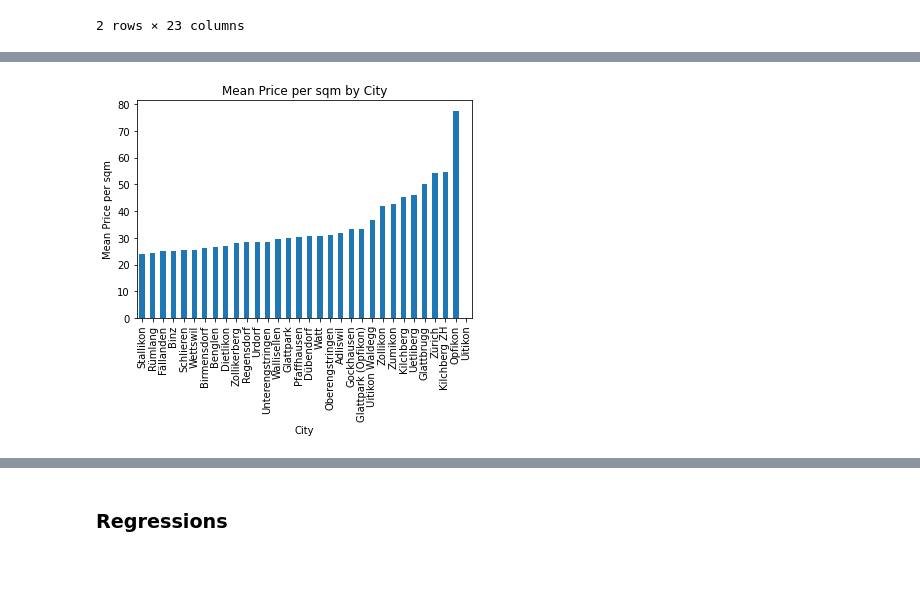
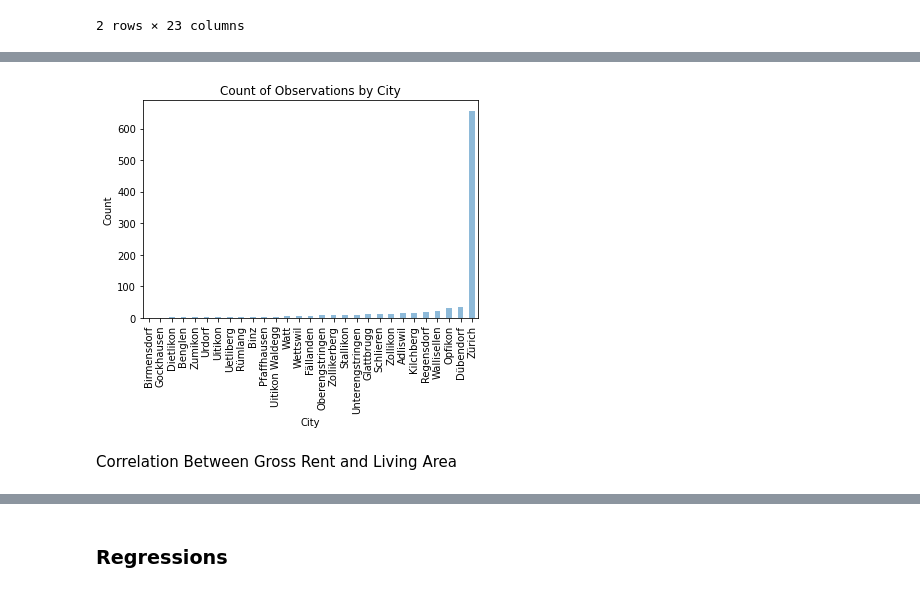
Before and after one commit to Jindi-Huang/pp4r_final_assignments, a Jupyter notebook: src/homegate_analysis.ipynb, the cells around one changed output, grey strips where cells are left out. Cells and saved outputs as stored; diff of their text form; code cells hidden in the pictures.

```diff
--- a/src/homegate_analysis.ipynb
+++ b/src/homegate_analysis.ipynb
@@ -38,5 +96,5 @@ df[df['Gross Rent (CHF)'] > 20000]
 # drop if Gross Rent > 20000
 df = df[df['Gross Rent (CHF)'] < 20000]
 # %%
-# create a column for price per square meter
-df['Price per sqm'] = df['Gross Rent (CHF)'] / df['Living Area (sq. m.)']
+# create a column for gross rent per square meter
+df['Gross Rent Per Sqm (CHF/m2)'] = df['Gross Rent (CHF)'] / df['Living Area (sq. m.)']
@@ -79,9 +183,11 @@ plt.show()
 # %%
-# plot the mean Price per sqm by city, in ascending order
-df.groupby('City')['Price per sqm'].mean().sort_values().plot(kind='bar')
+# plot the count of observations by city, in ascending order
+df.groupby('City')['Gross Rent (CHF)'].count().sort_values().plot(kind='bar', alpha=0.5)
 plt.xlabel('City')
-plt.ylabel('Mean Price per sqm')
-plt.title('Mean Price per sqm by City')
+plt.ylabel('Count')
+plt.title('Count of Observations by City')
 plt.show()
 # %% [output]
-[figure, old version]
+[figure, new version]
+# %% [markdown]
+Correlation Between Gross Rent and Living Area
```
Also changed, not shown: parts of 24 cells of this notebook, 5 other files.
